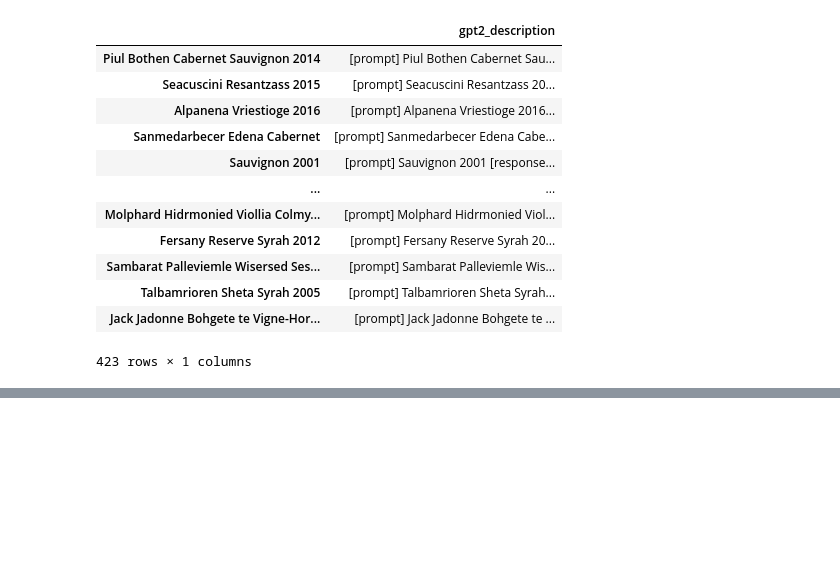
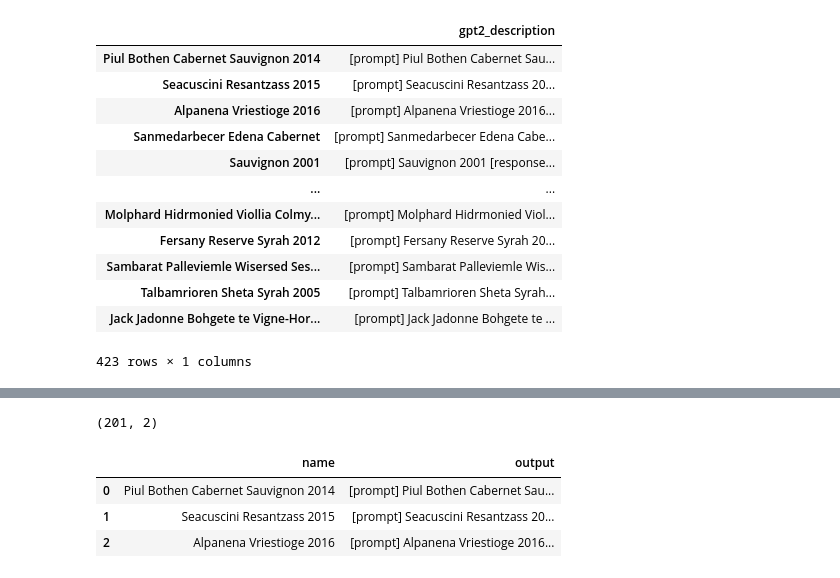
Before and after one commit to cipher982/this-wine-does-not-exist, a Jupyter notebook: notebooks/4b_v2_generate_gpt2_descriptions.ipynb, the cells around one changed output, grey strips where cells are left out. Cells and saved outputs as stored; diff of their text form; code cells hidden in the pictures; blank space fills up the shorter version.

```diff
--- a/notebooks/4b_v2_generate_gpt2_descriptions.ipynb
+++ b/notebooks/4b_v2_generate_gpt2_descriptions.ipynb
@@ -116,0 +131,12 @@ descriptions_df
+# %%
+data = data_raw[data_raw['error_msg'] == 'None']
+data = data[['name','output']].replace('"', '', regex=True)
+
+print(data.shape)
+data.head(3)
+# %% [output]
+(201, 2)
+|  | name | output |
+| 0 | Piul Bothen Cabernet Sauvignon 2014 | [prompt] Piul Bothen Cabernet Sau... |
+| 1 | Seacuscini Resantzass 2015 | [prompt] Seacuscini Resantzass 20... |
+| 2 | Alpanena Vriestioge 2016 | [prompt] Alpanena Vriestioge 2016... |
```
Also changed, not shown: parts of 6 cells of this notebook, 2 other files.
